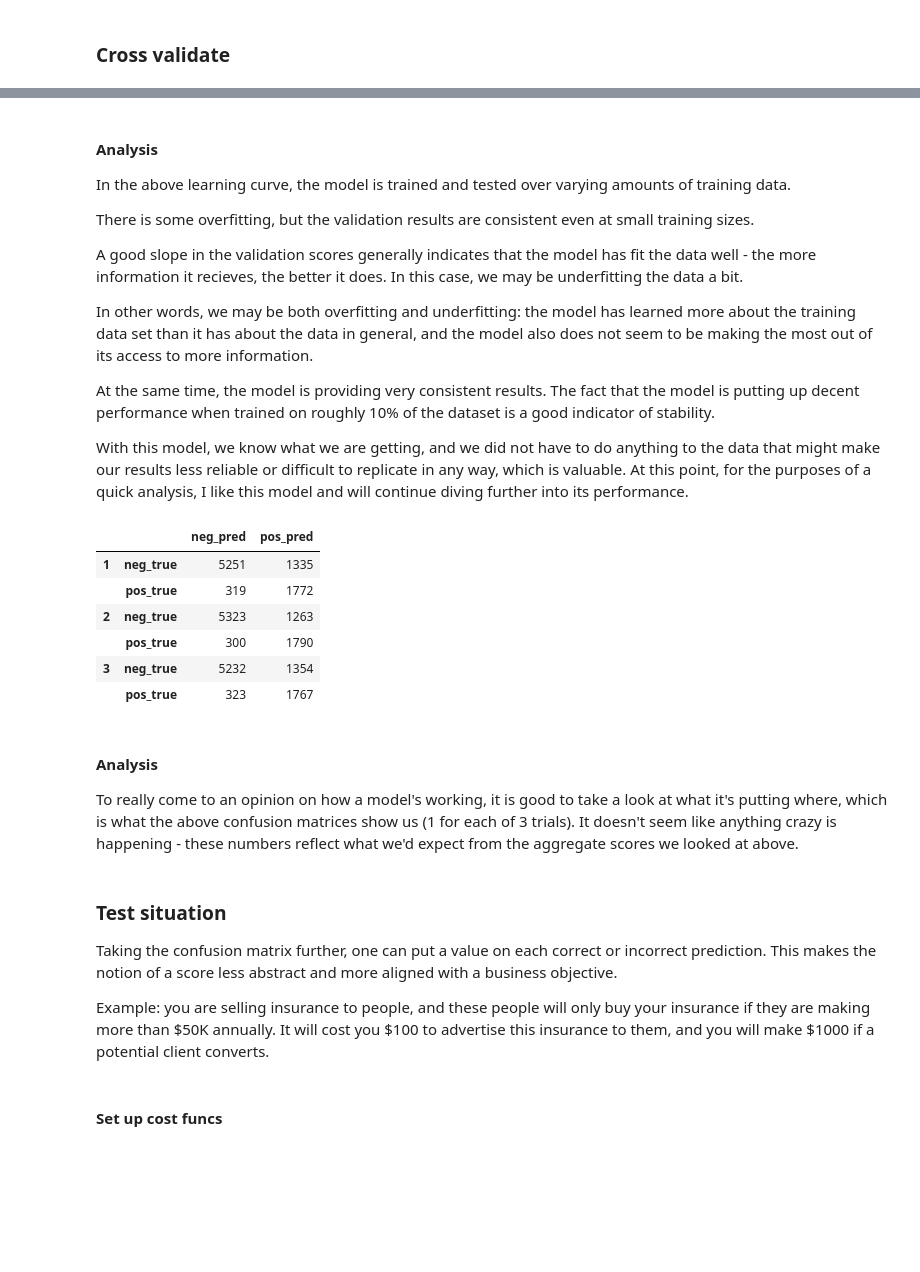
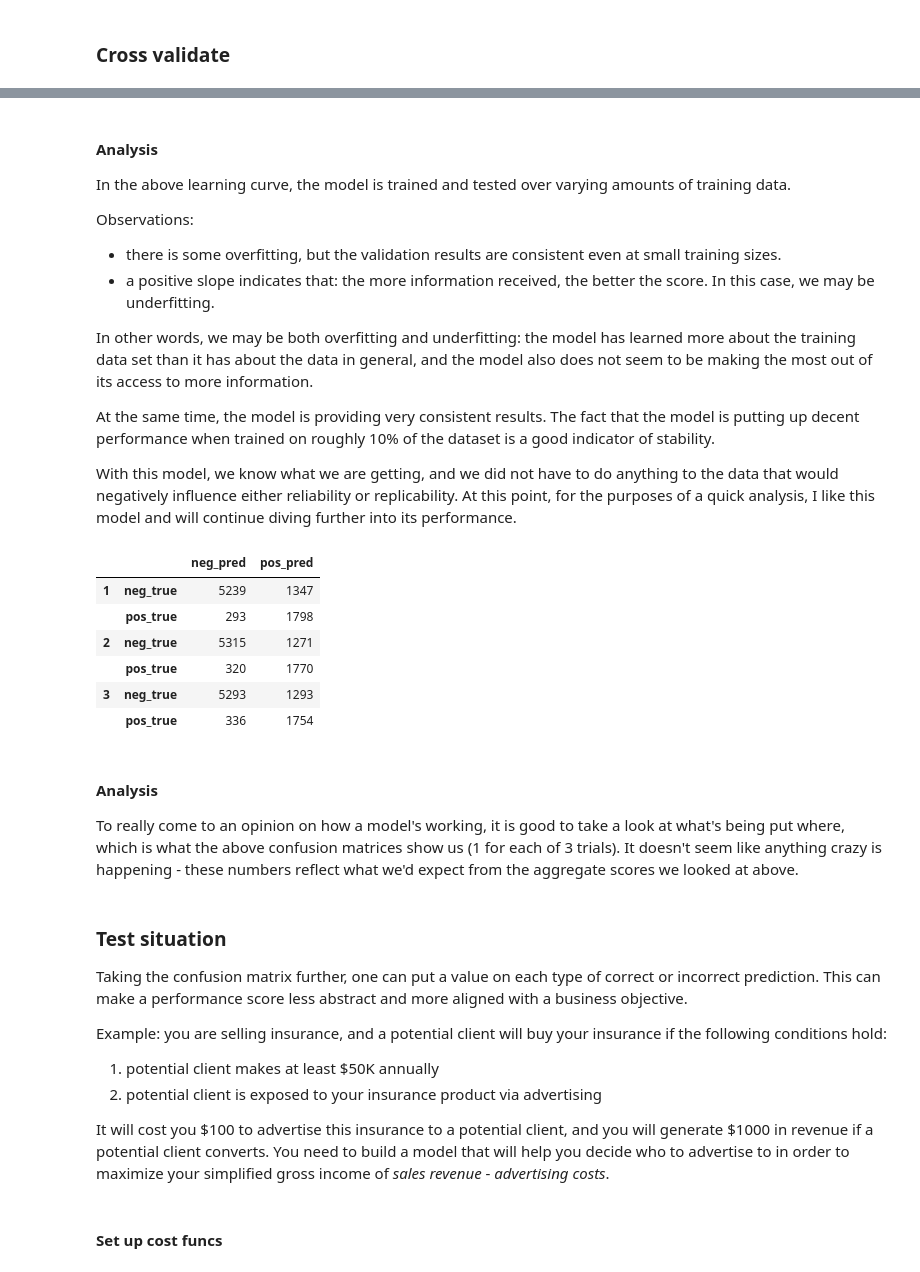
Before and after one commit to lermana/indoorplants, a Jupyter notebook: indoorplants/notebooks/census_data_analysis.ipynb, the cells around one changed output, grey strips where cells are left out. Drawn from its saved outputs; the diff is of its cells as text; code cells hidden in the pictures; blank space fills up the shorter version.

```diff
--- a/indoorplants/notebooks/census_data_analysis.ipynb
+++ b/indoorplants/notebooks/census_data_analysis.ipynb
@@ -582,40 +584,46 @@ curves.learning_curve(model_type=RandomForestClassifier,
 
 In the above learning curve, the model is trained and tested over varying amounts of training data.
 
-There is some overfitting, but the validation results are consistent even at small training sizes.
-
-A good slope in the validation scores generally indicates that the model has fit the data well - the more information it recieves, the better it does. In this case, we may be underfitting the data a bit.
+Observations:
+- there is some overfitting, but the validation results are consistent even at small training sizes.
+- a positive slope indicates that: the more information received, the better the score. In this case, we may be underfitting.
 
 In other words, we may be both overfitting and underfitting: the model has learned more about the training data set than it has about the data in general, and the model also does not seem to be making the most out of its access to more information.
 
 At the same time, the model is providing very consistent results. The fact that the model is putting up decent performance when trained on roughly 10% of the dataset is a good indicator of stability.
 
-With this model, we know what we are getting, and we did not have to do anything to the data that might make our results less reliable or difficult to replicate in any way, which is valuable. At this point, for the purposes of a quick analysis, I like this model and will continue diving further into its performance.
+With this model, we know what we are getting, and we did not have to do anything to the data that would negatively influence either reliability or replicability. At this point, for the purposes of a quick analysis, I like this model and will continue diving further into its performance.
 # %%
-crossvalidate.cv_conf_mat(model_obj=RandomForestClassifier(n_estimators=100,
-                                                           class_weight='balanced_subsample',
-                                                           max_depth=14),
-                          X=for_modeling[X_model],
-                          y=for_modeling.over_fifty_k,
-                          splits=3)
+r = crossvalidate.cv_conf_mat(model_obj=RandomForestClassifier(n_estimators=100,
+                                                               class_weight='balanced_subsample',
+                                                               max_depth=14),
+                              X=for_modeling[X_model],
+                              y=for_modeling.over_fifty_k,
+                              splits=3)
-# %% [output]
-|  |  | neg_pred | pos_pred |
-| 1 | neg_true | 5251 | 1335 |
-|  | pos_true | 319 | 1772 |
-| 2 | neg_true | 5323 | 1263 |
-|  | pos_true | 300 | 1790 |
-| 3 | neg_true | 5232 | 1354 |
-|  | pos_true | 323 | 1767 |
+# %%
+r
+# %% [output]
+|  |  | neg_pred | pos_pred |
+| 1 | neg_true | 5239 | 1347 |
+|  | pos_true | 293 | 1798 |
+| 2 | neg_true | 5315 | 1271 |
+|  | pos_true | 320 | 1770 |
+| 3 | neg_true | 5293 | 1293 |
+|  | pos_true | 336 | 1754 |
 # %% [markdown]
 #### Analysis
 
-To really come to an opinion on how a model's working, it is good to take a look at what it's putting where, which is what the above confusion matrices show us (1 for each of 3 trials). It doesn't seem like anything crazy is happening - these numbers reflect what we'd expect from the aggregate scores we looked at above.
+To really come to an opinion on how a model's working, it is good to take a look at what's being put where, which is what the above confusion matrices show us (1 for each of 3 trials). It doesn't seem like anything crazy is happening - these numbers reflect what we'd expect from the aggregate scores we looked at above.
 # %% [markdown]
 ### Test situation
 
-Taking the confusion matrix further, one can put a value on each correct or incorrect prediction. This makes the notion of a score less abstract and more aligned with a business objective.
+Taking the confusion matrix further, one can put a value on each type of correct or incorrect prediction. This can make a performance score less abstract and more aligned with a business objective.
 
-Example: you are selling insurance to people, and these people will only buy your insurance if they are making more than \$50K annually. It will cost you \$100 to advertise this insurance to them, and you will make \$1000 if a potential client converts.
+Example: you are selling insurance, and a potential client will buy your insurance if the following conditions hold:
+1. potential client makes at least $50K annually
+2. potential client is exposed to your insurance product via advertising
+
+It will cost you \$100 to advertise this insurance to a potential client, and you will generate $1000 in revenue if a potential client converts. You need to build a model that will help you decide who to advertise to in order to maximize your simplified gross income of *sales revenue* - *advertising costs*.
 # %% [markdown]
 #### Set up cost funcs
 # %%
```
Also changed, not shown: parts of 36 cells of this notebook, 1 other file.
